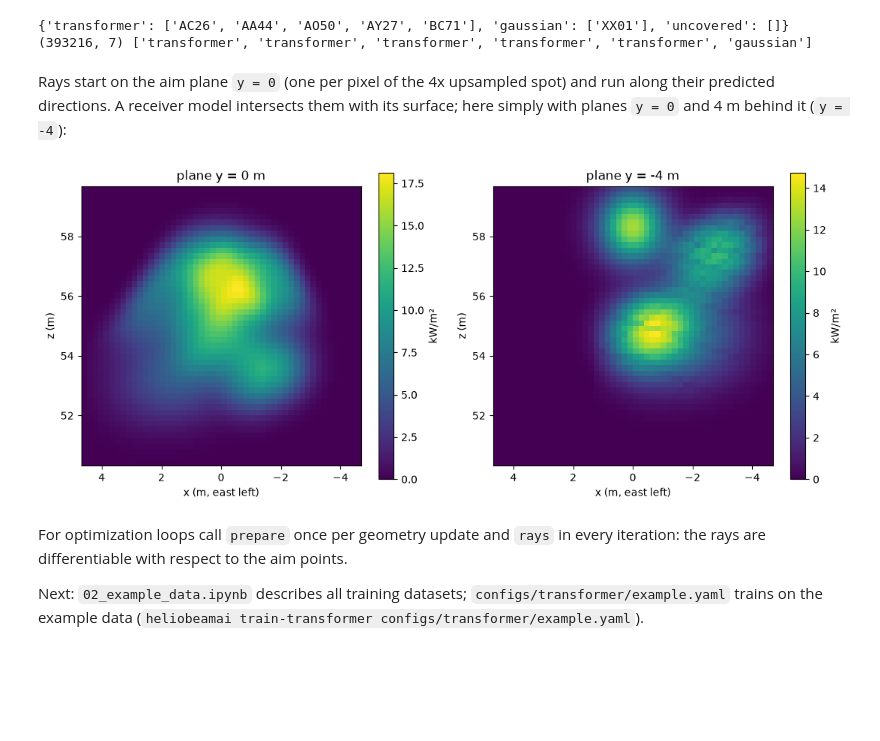
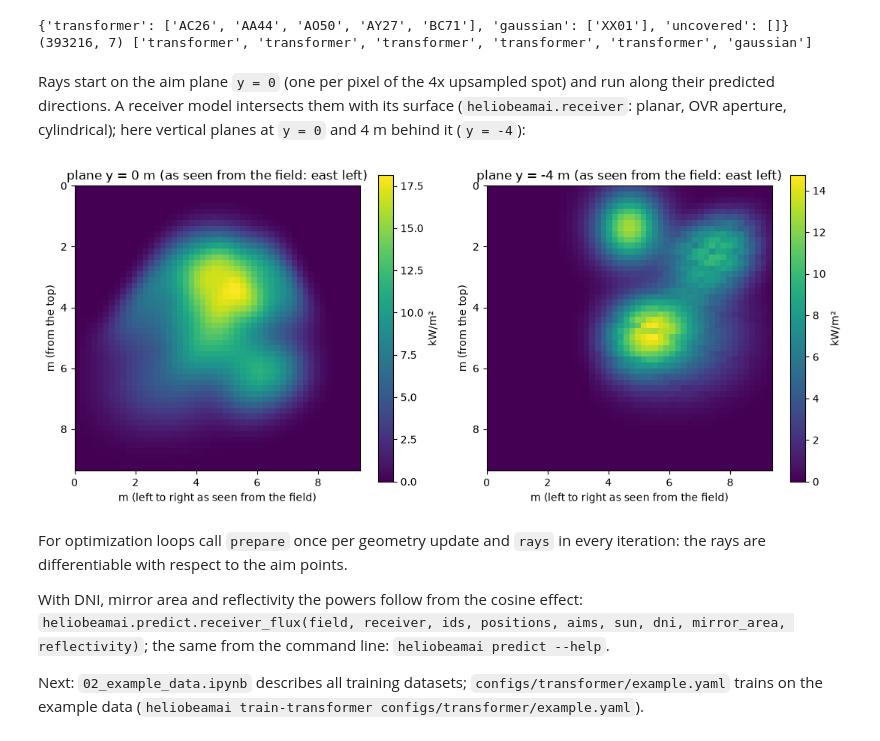
Before and after one commit to DLR-SF/HelioBeamAI, a Jupyter notebook: examples/01_predict.ipynb, the cells around one changed output. Cells and saved outputs as stored; diff of their text form; code cells hidden in the pictures; blank space fills up the shorter version.

Commit message:
Use the receiver models in the prediction tutorial

```diff
--- a/examples/01_predict.ipynb
+++ b/examples/01_predict.ipynb
@@ -151,31 +151,27 @@ print(tuple(rays.shape), prepared.sources)
 # %% [markdown]
 Rays start on the aim plane `y = 0` (one per pixel of the 4x upsampled spot) and run along their
 predicted directions. A receiver model
-intersects them with its surface; here simply with planes `y = 0` and 4 m behind it (`y = -4`):
+intersects them with its surface (`heliobeamai.receiver`: planar, OVR aperture, cylindrical); here
+vertical planes at `y = 0` and 4 m behind it (`y = -4`):
-# %%
-import numpy as np
-
-# bins of 0.1875 m = 8 x 8 rays, aligned with the ray grid (aim points 0.75 m apart): no aliasing
-def flux_on_plane(rays, y, extent=(-4.6875, 4.6875, 50.3125, 59.6875), bins=50):
-    o, d, e = rays[:, :3], rays[:, 3:6], rays[:, 6]
-    t = (y - o[:, 1]) / d[:, 1]                                          # intersection with the plane at y
-    p = (o + t[:, None] * d).numpy()
-    h, _, _ = np.histogram2d(p[:, 2], p[:, 0], bins=bins, weights=e.numpy(),
-                             range=[[extent[2], extent[3]], [extent[0], extent[1]]])
-    pixel = (extent[1] - extent[0]) / bins * (extent[3] - extent[2]) / bins
-    return h[::-1, ::-1] / pixel / 1e3                                   # kW/m^2, frame C (east left, up top)
-
-fig, ax = plt.subplots(1, 2, figsize=(11, 4.6))
-for a, y in zip(ax, (0.0, -4.0)):
-    im = a.imshow(flux_on_plane(rays, y), extent=(4.6875, -4.6875, 50.3125, 59.6875))
-    a.set_title(f"plane y = {y:g} m"); a.set_xlabel("x (m, east left)"); a.set_ylabel("z (m)")
-    plt.colorbar(im, ax=a, label="kW/m²")
-plt.tight_layout()
-# %% [output]
-[figure, removed]
+# %%
+from heliobeamai import PlanarReceiver
+
+# bins of 0.1875 m = 8 x 8 rays, aligned with the ray grid (aim points 0.75 m apart): no aliasing
+fig, ax = plt.subplots(1, 2, figsize=(11, 4.6))
+for a, y in zip(ax, (0.0, -4.0)):
+    receiver = PlanarReceiver(center=(0.0, y, 55.0), width=9.375, height=9.375, resolution=(50, 50))
+    receiver.visualize_flux_distribution(receiver.project_flux(rays), ax=a)   # W/m^2 -> kW/m^2
+    a.set_title(f"plane y = {y:g} m (as seen from the field: east left)")
+plt.tight_layout()
+# %% [output]
+[figure, added]
 # %% [markdown]
 For optimization loops call `prepare` once per geometry update and `rays` in every iteration: the rays
 are differentiable with respect to the aim points.
 
+With DNI, mirror area and reflectivity the powers follow from the cosine effect:
+`heliobeamai.predict.receiver_flux(field, receiver, ids, positions, aims, sun, dni, mirror_area, reflectivity)`;
+the same from the command line: `heliobeamai predict --help`.
+
 Next: `02_example_data.ipynb` describes all training datasets; `configs/transformer/example.yaml`
 trains on the example data (`heliobeamai train-transformer configs/transformer/example.yaml`).
```
Also changed, not shown: 1 other file.
